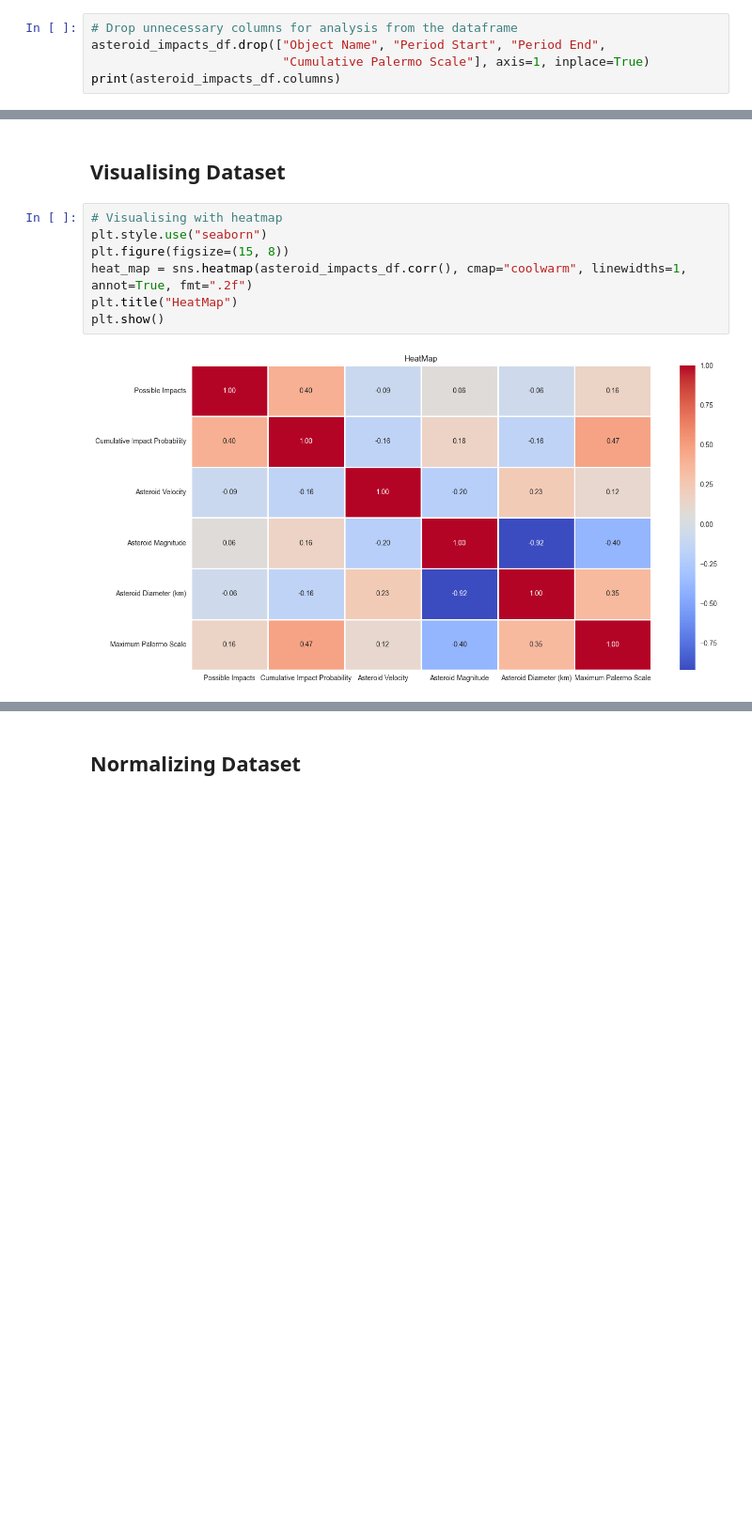
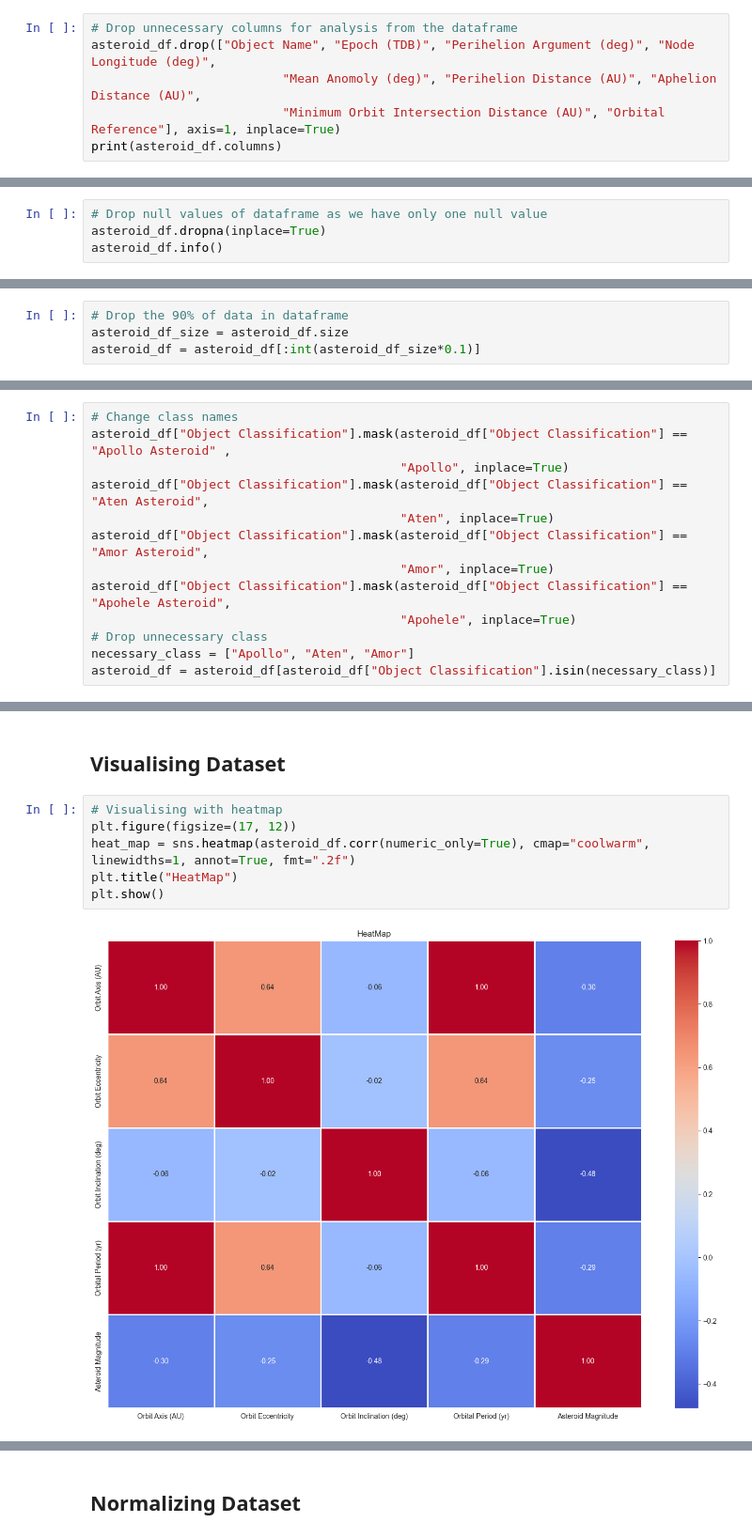
Before and after one commit to lytmercy/data_analysis_labs, a Jupyter notebook: lab_1_FI_21mn_Lytovchenko_Mykyta.ipynb, the cells around one changed output, grey strips where cells are left out. Shown at 94% size. Saved outputs shown, nothing was run; the diff lists cells and outputs as text; blank space fills up the shorter version.

```diff
--- a/lab_1_FI_21mn_Lytovchenko_Mykyta.ipynb
+++ b/lab_1_FI_21mn_Lytovchenko_Mykyta.ipynb
@@ -74,7 +80,8 @@ memory usage: 58.8+ KB
 None
 # %%
 # Drop unnecessary columns for analysis from the dataframe
-asteroid_impacts_df.drop(["Object Name", "Period Start", "Period End",
-                          "Cumulative Palermo Scale"], axis=1, inplace=True)
-print(asteroid_impacts_df.columns)
+asteroid_df.drop(["Object Name", "Epoch (TDB)", "Perihelion Argument (deg)", "Node Longitude (deg)",
+                          "Mean Anomoly (deg)", "Perihelion Distance (AU)", "Aphelion Distance (AU)",
+                          "Minimum Orbit Intersection Distance (AU)", "Orbital Reference"], axis=1, inplace=True)
+print(asteroid_df.columns)
 # %% [output]
@@ -84 +90,5 @@ Index(['Possible Impacts', 'Cumulative Impact Probability',
       dtype='object')
+# %%
+# Drop null values of dataframe as we have only one null value
+asteroid_df.dropna(inplace=True)
+asteroid_df.info()
@@ -84,0 +109,4 @@ Index(['Possible Impacts', 'Cumulative Impact Probability',
+# %%
+# Drop the 90% of data in dataframe
+asteroid_df_size = asteroid_df.size
+asteroid_df = asteroid_df[:int(asteroid_df_size*0.1)]
@@ -121,0 +154,13 @@ max                  2.579000                 -1.420000              -1.420000
+# %%
+# Change class names
+asteroid_df["Object Classification"].mask(asteroid_df["Object Classification"] == "Apollo Asteroid" ,
+                                          "Apollo", inplace=True)
+asteroid_df["Object Classification"].mask(asteroid_df["Object Classification"] == "Aten Asteroid",
+                                          "Aten", inplace=True)
+asteroid_df["Object Classification"].mask(asteroid_df["Object Classification"] == "Amor Asteroid",
+                                          "Amor", inplace=True)
+asteroid_df["Object Classification"].mask(asteroid_df["Object Classification"] == "Apohele Asteroid",
+                                          "Apohele", inplace=True)
+# Drop unnecessary class
+necessary_class = ["Apollo", "Aten", "Amor"]
+asteroid_df = asteroid_df[asteroid_df["Object Classification"].isin(necessary_class)]
@@ -195,12 +280,11 @@ def histogram_data(dataframe, features):
 ## Visualising Dataset
 # %%
 # Visualising with heatmap
-plt.style.use("seaborn")
-plt.figure(figsize=(15, 8))
-heat_map = sns.heatmap(asteroid_impacts_df.corr(), cmap="coolwarm", linewidths=1, annot=True, fmt=".2f")
+plt.figure(figsize=(17, 12))
+heat_map = sns.heatmap(asteroid_df.corr(numeric_only=True), cmap="coolwarm", linewidths=1, annot=True, fmt=".2f")
 plt.title("HeatMap")
 plt.show()
 # %% [output]
-[figure, old version]
+[figure, new version]
 # %%
 # Extract features from the df
```
Also changed, not shown: parts of 39 cells of this notebook.
